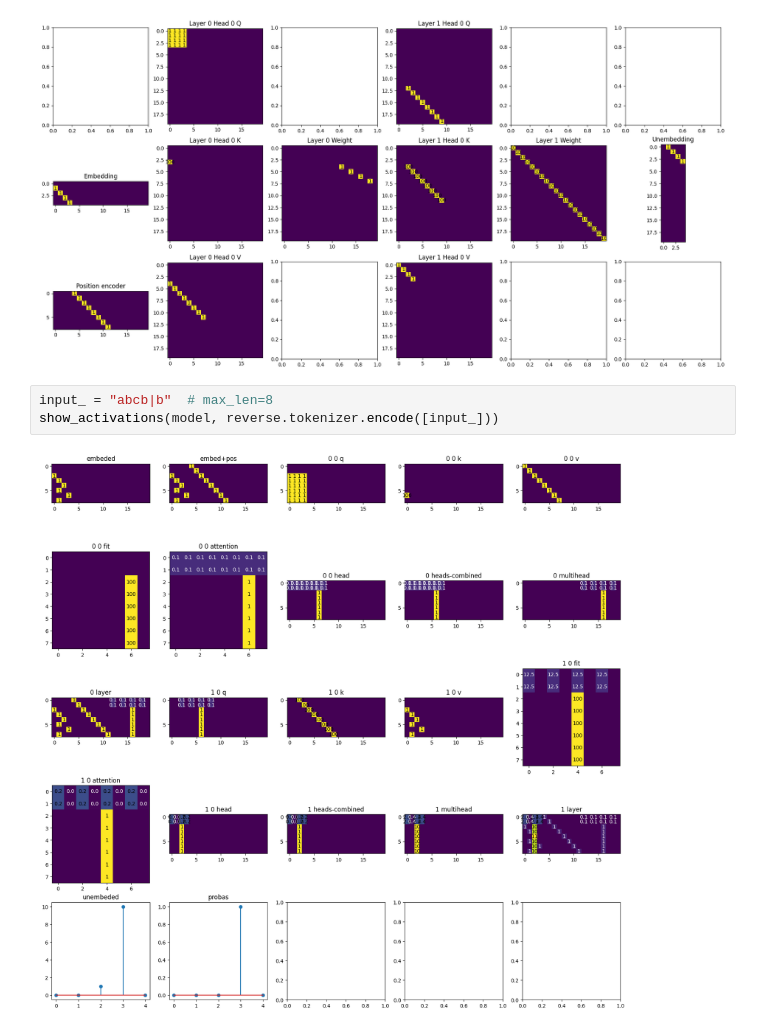
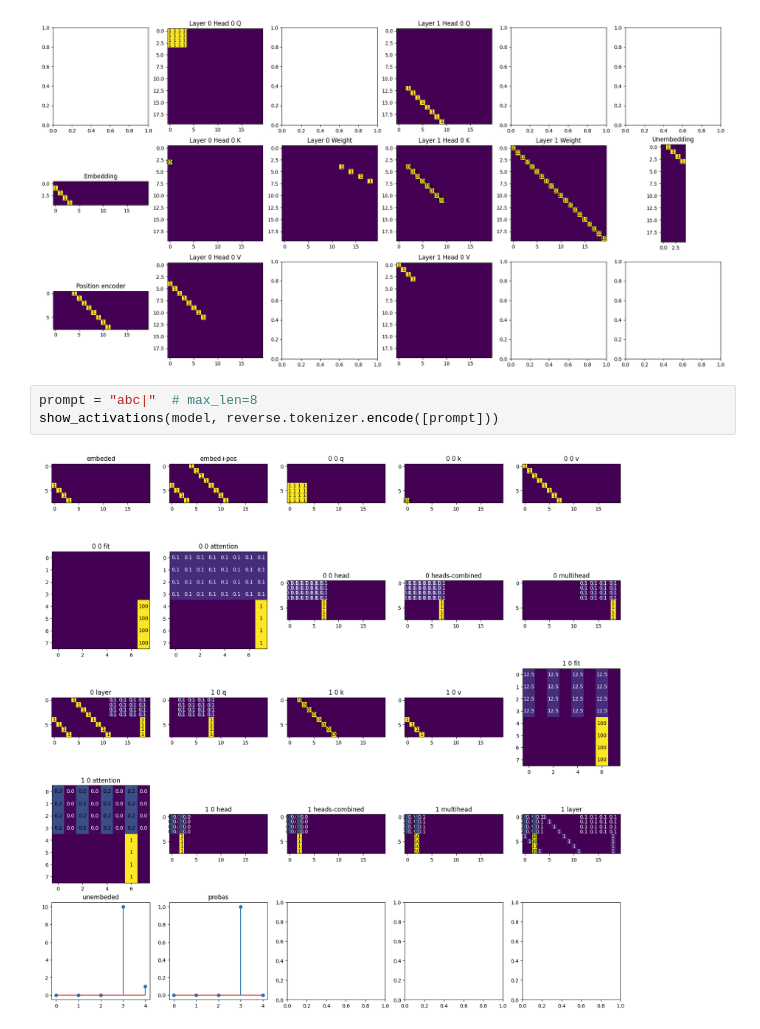
Before and after one commit to ddorn/hand-transformers, a Jupyter notebook: showcase.ipynb, the cells around one changed output. Cells and saved outputs as stored; diff of their text form.

```diff
--- a/showcase.ipynb
+++ b/showcase.ipynb
@@ -83,7 +83,7 @@ show_transformer(model)
 # %% [output]
 [figure]
 # %%
-input_ = "abcb|b"  # max_len=8
-show_activations(model, reverse.tokenizer.encode([input_]))
+prompt = "abc|"  # max_len=8
+show_activations(model, reverse.tokenizer.encode([prompt]))
 # %% [output]
-[figure, old version]
+[figure, new version]
```
Also changed, not shown: parts of 2 cells of this notebook, 1 other file.
